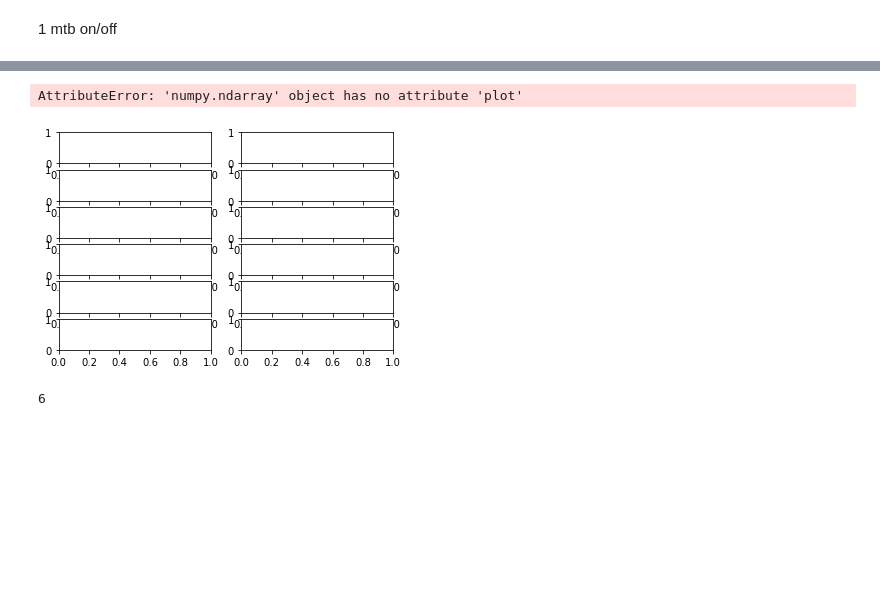
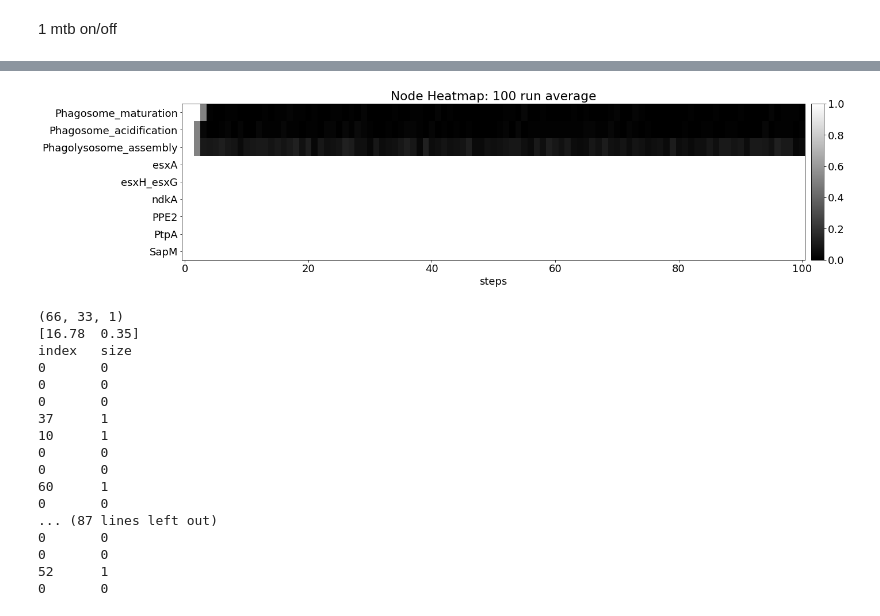
Before and after one commit to charlies-b/rp1, a Jupyter notebook: string-model-3.ipynb, the cells around one changed output, grey strips where cells are left out. Saved outputs shown, nothing was run; the diff lists cells and outputs as text; code cells hidden in the pictures; blank space fills up the shorter version.

```diff
--- a/string-model-3.ipynb
+++ b/string-model-3.ipynb
@@ -92,4 +41,0 @@ knockouts
-# %%
-mtb_off_knockouts = bm.knockout(mtb_off, knockouts=hit)
-model = bm.run_model(mtb_off_knockouts)
-bm.plot_nodes(model, ['Phagosome_acidification','Phagosome_maturation','Phagolysosome_assembly'] + hit)
@@ -98,4 +41,0 @@ bm.plot_nodes(model, ['Phagosome_acidification','Phagosome_maturation','Phagolys
-# %%
-mtb_on_knockouts = bm.knockout(mtb_on, knockouts=hit)
-model = bm.run_model(mtb_on_knockouts)
-bm.plot_nodes(model, ['Phagosome_maturation'] + hit + mtb)
@@ -106,16 +42,33 @@ import matplotlib.pyplot as plt
-# %%
-fig, ax = plt.subplots(len(mtb), 2)
-ax[1].plot(range(10), range(10))
-
-
-for factor in mtb:
-    mtb_test = bm.switch(mtb_off_knockouts, on=[factor])
-    model = bm.run_model(mtb_test)
-    bm.plot_nodes(model, ['Phagosome_maturation'] + mtb)
-# %% [output]
-AttributeError: 'numpy.ndarray' object has no attribute 'plot'
-[figure, removed]
-# %%
-len(mtb)
-# %% [output]
-6
+# %%
+# run model
+models = bm.run_model(definition_mtb, steps=100, runs=100)
+# %%
+# plot average
+avg = bm.average_models(models)
+bm.plot_data(avg, nodes = processes + mtb, h=5, w=20, fontsize=18, title='Node Heatmap: 100 run average')
+# %% [output]
+[figure, added]
+# %%
+# analyse behaviour
+cycles = bm.get_cycles(models)
+print bm.count_cycles(cycles)
+print bm.average_cycles(cycles)
+bm.print_cycles(cycles)
+# %% [output]
+(66, 33, 1)
+[16.78  0.35]
+index   size
+0       0
+0       0
+0       0
+37      1
+10      1
+0       0
+0       0
+60      1
+0       0
+... (87 lines left out)
+0       0
+0       0
+52      1
+0       0
```
Also changed, not shown: parts of 11 cells of this notebook, 3 other files.
